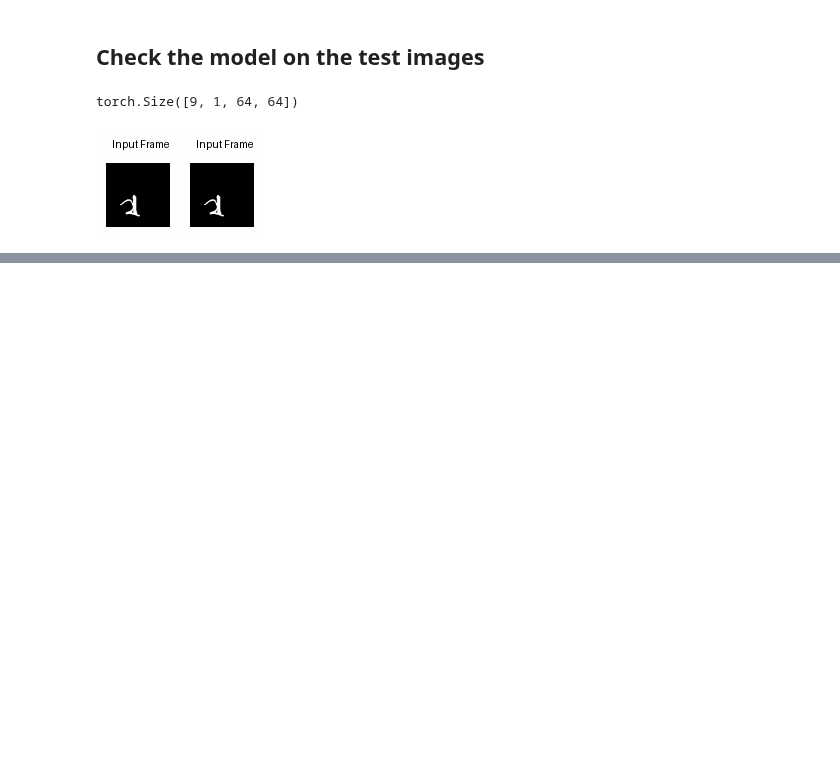
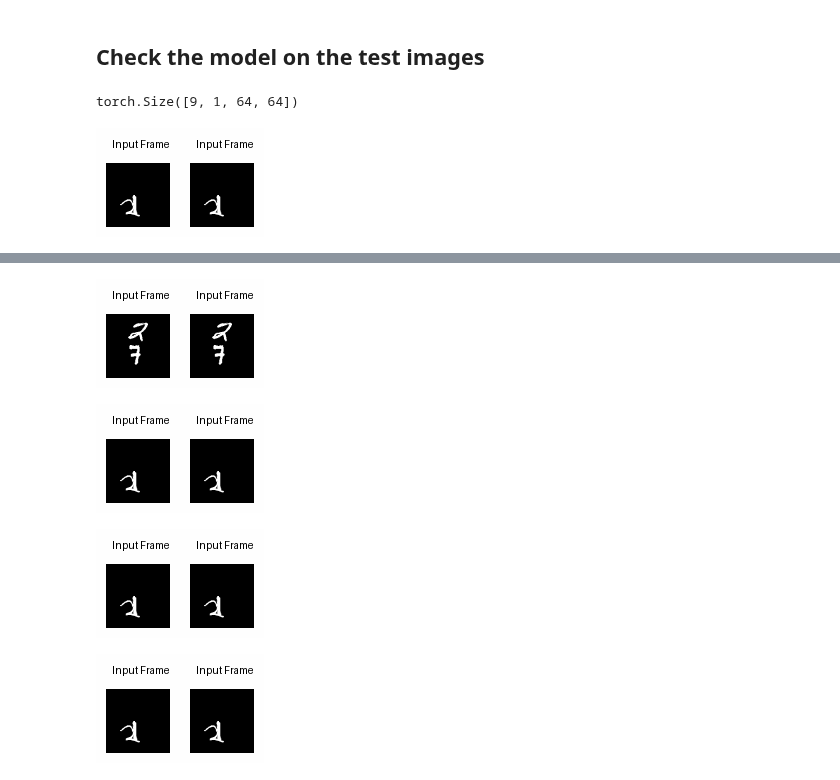
Before and after one commit to mzampar/Deep-Learning-Project, a Jupyter notebook: display/mnsit_display_results.ipynb, the cells around one changed output, grey strips where cells are left out. Drawn from its saved outputs; the diff is of its cells as text; code cells hidden in the pictures; blank space fills up the shorter version.

```diff
--- a/display/mnsit_display_results.ipynb
+++ b/display/mnsit_display_results.ipynb
@@ -207,0 +221,16 @@ IPython_Image(filename='mnist_test_comparison.gif')
+# %%
+IPython_Image(filename=f"./gifs/mnist_train_comparison_model_64_32_32_16_940509.pth.gif")
+# %% [output]
+[figure, added]
+# %%
+IPython_Image(filename=f"./gifs/mnist_test_comparison_model_64_32_32_16_936151.pth.gif")
+# %% [output]
+[figure, added]
+# %%
+IPython_Image(filename=f"./gifs/mnist_test_comparison_model_64_32_32_16_940502.pth.gif")
+# %% [output]
+[figure, added]
+# %%
+IPython_Image(filename=f"./gifs/mnist_test_comparison_model_64_32_32_16_940509.pth.gif")
+# %% [output]
+[figure, added]
```
Also changed, not shown: parts of 10 cells of this notebook, 16 other files.
